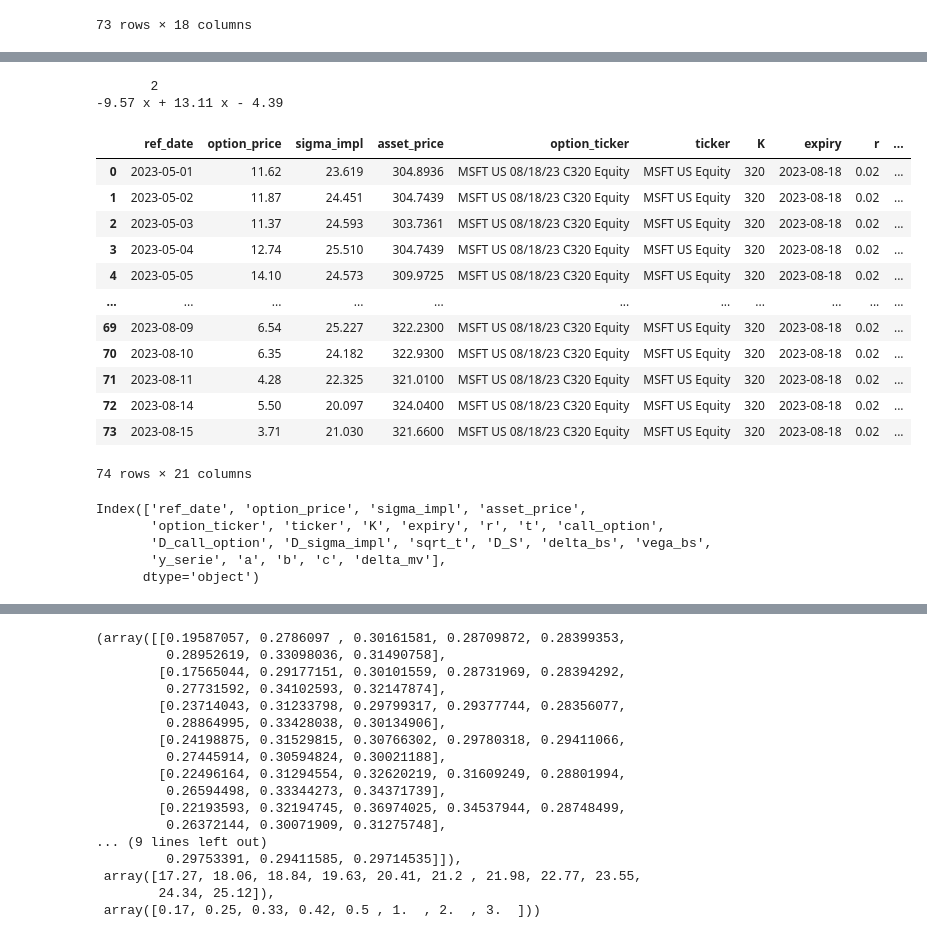
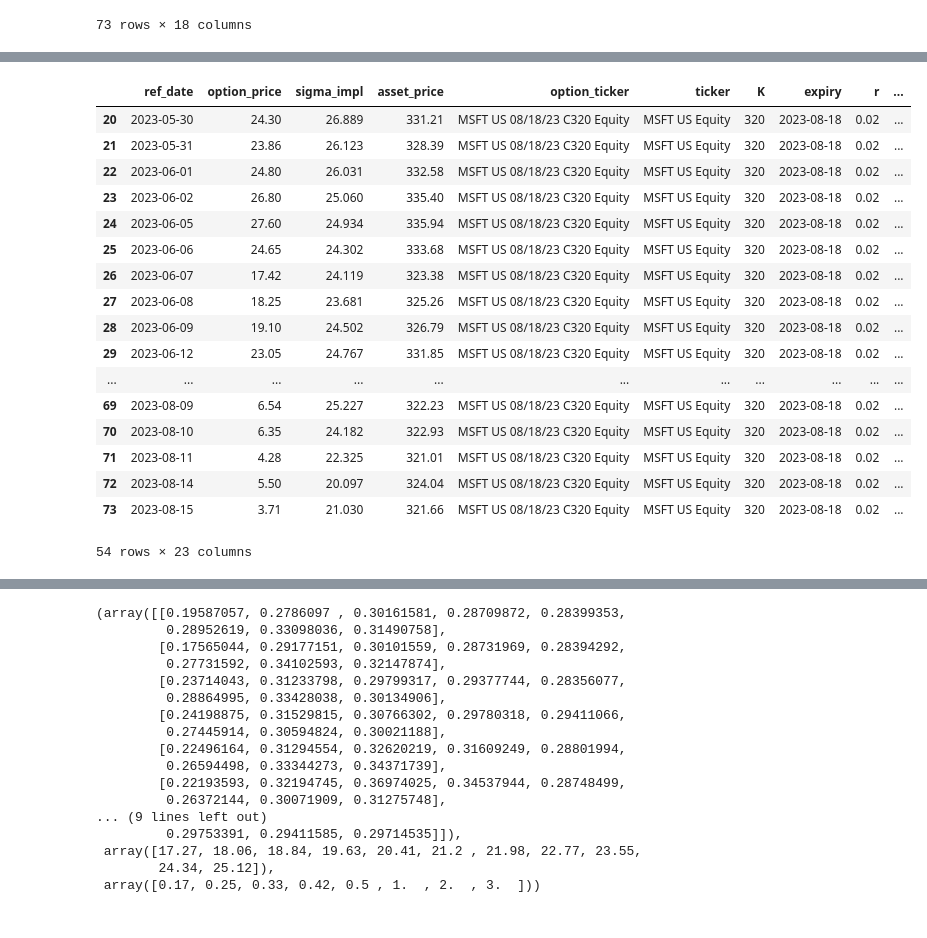
Before and after one commit to fbristotti/cqf, a Jupyter notebook: final/final.ipynb, the cells around one changed output, grey strips where cells are left out. Cells and saved outputs as stored; diff of their text form; code cells hidden in the pictures.

```diff
--- a/final/final.ipynb
+++ b/final/final.ipynb
@@ -777,35 +768,23 @@ plt.show()
-# %%
-print(model)
-# %% [output]
-       2
--9.57 x + 13.11 x - 4.39
-# %%
-coefs = np.poly1d(model)
-df_opt['a'] = coefs[0]
-df_opt['b'] = coefs[1]
-df_opt['c'] = coefs[2]
-df_opt
-# %% [output]
-|  | ref_date | option_price | sigma_impl | asset_price | option_ticker | ticker | K | expiry | r | ... |
-| 0 | 2023-05-01 | 11.62 | 23.619 | 304.8936 | MSFT US 08/18/23 C320 Equity | MSFT US Equity | 320 | 2023-08-18 | 0.02 | ... |
-| 1 | 2023-05-02 | 11.87 | 24.451 | 304.7439 | MSFT US 08/18/23 C320 Equity | MSFT US Equity | 320 | 2023-08-18 | 0.02 | ... |
-| 2 | 2023-05-03 | 11.37 | 24.593 | 303.7361 | MSFT US 08/18/23 C320 Equity | MSFT US Equity | 320 | 2023-08-18 | 0.02 | ... |
-| 3 | 2023-05-04 | 12.74 | 25.510 | 304.7439 | MSFT US 08/18/23 C320 Equity | MSFT US Equity | 320 | 2023-08-18 | 0.02 | ... |
-| 4 | 2023-05-05 | 14.10 | 24.573 | 309.9725 | MSFT US 08/18/23 C320 Equity | MSFT US Equity | 320 | 2023-08-18 | 0.02 | ... |
-| ... | ... | ... | ... | ... | ... | ... | ... | ... | ... | ... |
-| 69 | 2023-08-09 | 6.54 | 25.227 | 322.2300 | MSFT US 08/18/23 C320 Equity | MSFT US Equity | 320 | 2023-08-18 | 0.02 | ... |
-| 70 | 2023-08-10 | 6.35 | 24.182 | 322.9300 | MSFT US 08/18/23 C320 Equity | MSFT US Equity | 320 | 2023-08-18 | 0.02 | ... |
-| 71 | 2023-08-11 | 4.28 | 22.325 | 321.0100 | MSFT US 08/18/23 C320 Equity | MSFT US Equity | 320 | 2023-08-18 | 0.02 | ... |
-| 72 | 2023-08-14 | 5.50 | 20.097 | 324.0400 | MSFT US 08/18/23 C320 Equity | MSFT US Equity | 320 | 2023-08-18 | 0.02 | ... |
-| 73 | 2023-08-15 | 3.71 | 21.030 | 321.6600 | MSFT US 08/18/23 C320 Equity | MSFT US Equity | 320 | 2023-08-18 | 0.02 | ... |
-74 rows × 21 columns
 # %%
 df_opt['delta_mv'] = df_opt.apply(lambda x: x.delta_bs + (x.vega_bs * (x.a + x.b*x.delta_bs + x.c*x.delta_bs**2))/(x.asset_price*x.sqrt_t), axis=1)
+df_opt = df_opt.dropna().copy()
+df_opt
+# %% [output]
+|  | ref_date | option_price | sigma_impl | asset_price | option_ticker | ticker | K | expiry | r | ... |
+| 20 | 2023-05-30 | 24.30 | 26.889 | 331.21 | MSFT US 08/18/23 C320 Equity | MSFT US Equity | 320 | 2023-08-18 | 0.02 | ... |
+| 21 | 2023-05-31 | 23.86 | 26.123 | 328.39 | MSFT US 08/18/23 C320 Equity | MSFT US Equity | 320 | 2023-08-18 | 0.02 | ... |
+| 22 | 2023-06-01 | 24.80 | 26.031 | 332.58 | MSFT US 08/18/23 C320 Equity | MSFT US Equity | 320 | 2023-08-18 | 0.02 | ... |
+| 23 | 2023-06-02 | 26.80 | 25.060 | 335.40 | MSFT US 08/18/23 C320 Equity | MSFT US Equity | 320 | 2023-08-18 | 0.02 | ... |
+| 24 | 2023-06-05 | 27.60 | 24.934 | 335.94 | MSFT US 08/18/23 C320 Equity | MSFT US Equity | 320 | 2023-08-18 | 0.02 | ... |
+| 25 | 2023-06-06 | 24.65 | 24.302 | 333.68 | MSFT US 08/18/23 C320 Equity | MSFT US Equity | 320 | 2023-08-18 | 0.02 | ... |
+| 26 | 2023-06-07 | 17.42 | 24.119 | 323.38 | MSFT US 08/18/23 C320 Equity | MSFT US Equity | 320 | 2023-08-18 | 0.02 | ... |
+| 27 | 2023-06-08 | 18.25 | 23.681 | 325.26 | MSFT US 08/18/23 C320 Equity | MSFT US Equity | 320 | 2023-08-18 | 0.02 | ... |
+| 28 | 2023-06-09 | 19.10 | 24.502 | 326.79 | MSFT US 08/18/23 C320 Equity | MSFT US Equity | 320 | 2023-08-18 | 0.02 | ... |
+| 29 | 2023-06-12 | 23.05 | 24.767 | 331.85 | MSFT US 08/18/23 C320 Equity | MSFT US Equity | 320 | 2023-08-18 | 0.02 | ... |
+| ... | ... | ... | ... | ... | ... | ... | ... | ... | ... | ... |
+| 69 | 2023-08-09 | 6.54 | 25.227 | 322.23 | MSFT US 08/18/23 C320 Equity | MSFT US Equity | 320 | 2023-08-18 | 0.02 | ... |
+| 70 | 2023-08-10 | 6.35 | 24.182 | 322.93 | MSFT US 08/18/23 C320 Equity | MSFT US Equity | 320 | 2023-08-18 | 0.02 | ... |
+| 71 | 2023-08-11 | 4.28 | 22.325 | 321.01 | MSFT US 08/18/23 C320 Equity | MSFT US Equity | 320 | 2023-08-18 | 0.02 | ... |
+| 72 | 2023-08-14 | 5.50 | 20.097 | 324.04 | MSFT US 08/18/23 C320 Equity | MSFT US Equity | 320 | 2023-08-18 | 0.02 | ... |
+| 73 | 2023-08-15 | 3.71 | 21.030 | 321.66 | MSFT US 08/18/23 C320 Equity | MSFT US Equity | 320 | 2023-08-18 | 0.02 | ... |
+54 rows × 23 columns
-# %%
-df_opt.columns
-# %% [output]
-Index(['ref_date', 'option_price', 'sigma_impl', 'asset_price',
-       'option_ticker', 'ticker', 'K', 'expiry', 'r', 't', 'call_option',
-       'D_call_option', 'D_sigma_impl', 'sqrt_t', 'D_S', 'delta_bs', 'vega_bs',
-       'y_serie', 'a', 'b', 'c', 'delta_mv'],
-      dtype='object')
```
Also changed, not shown: parts of 27 cells of this notebook.
